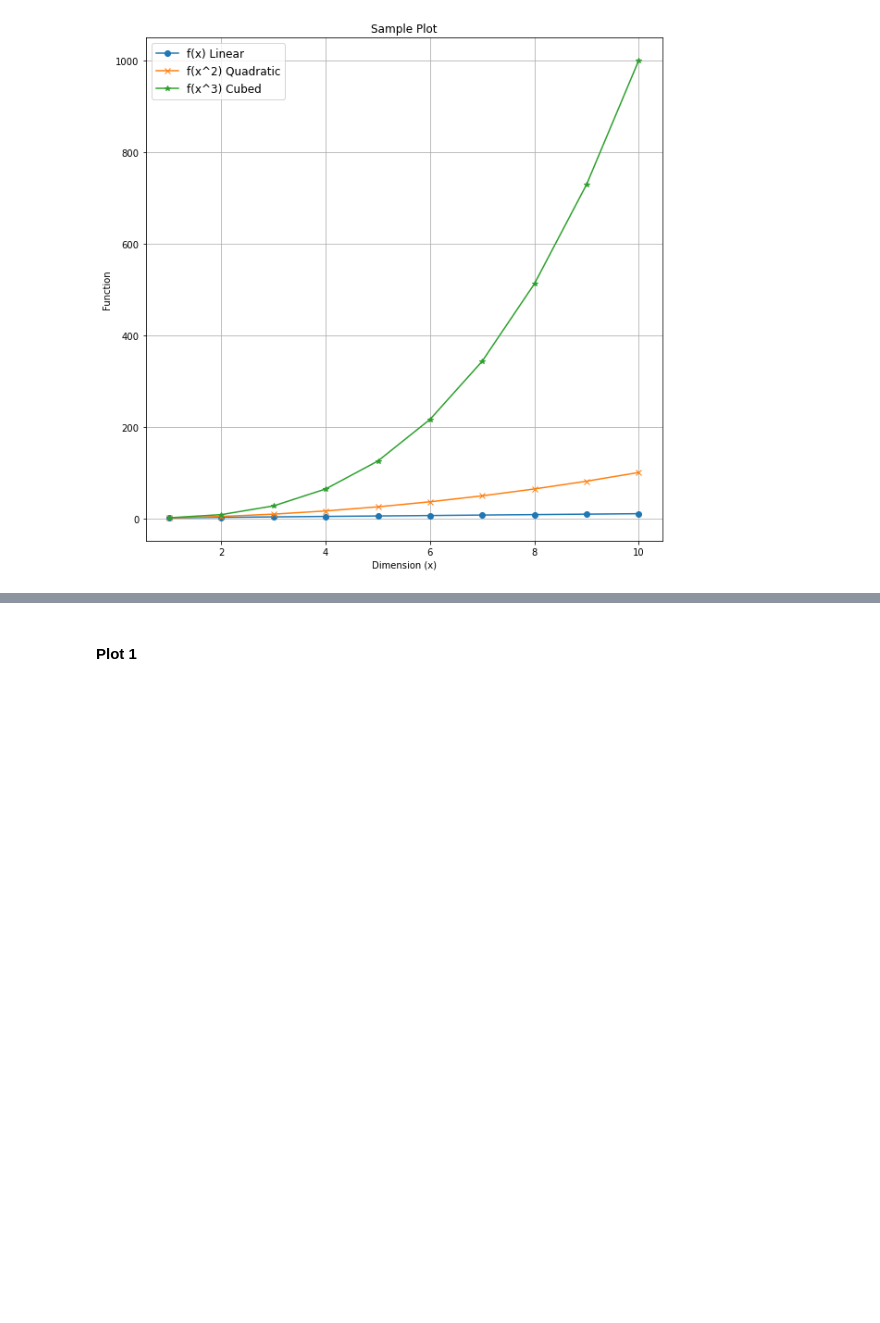
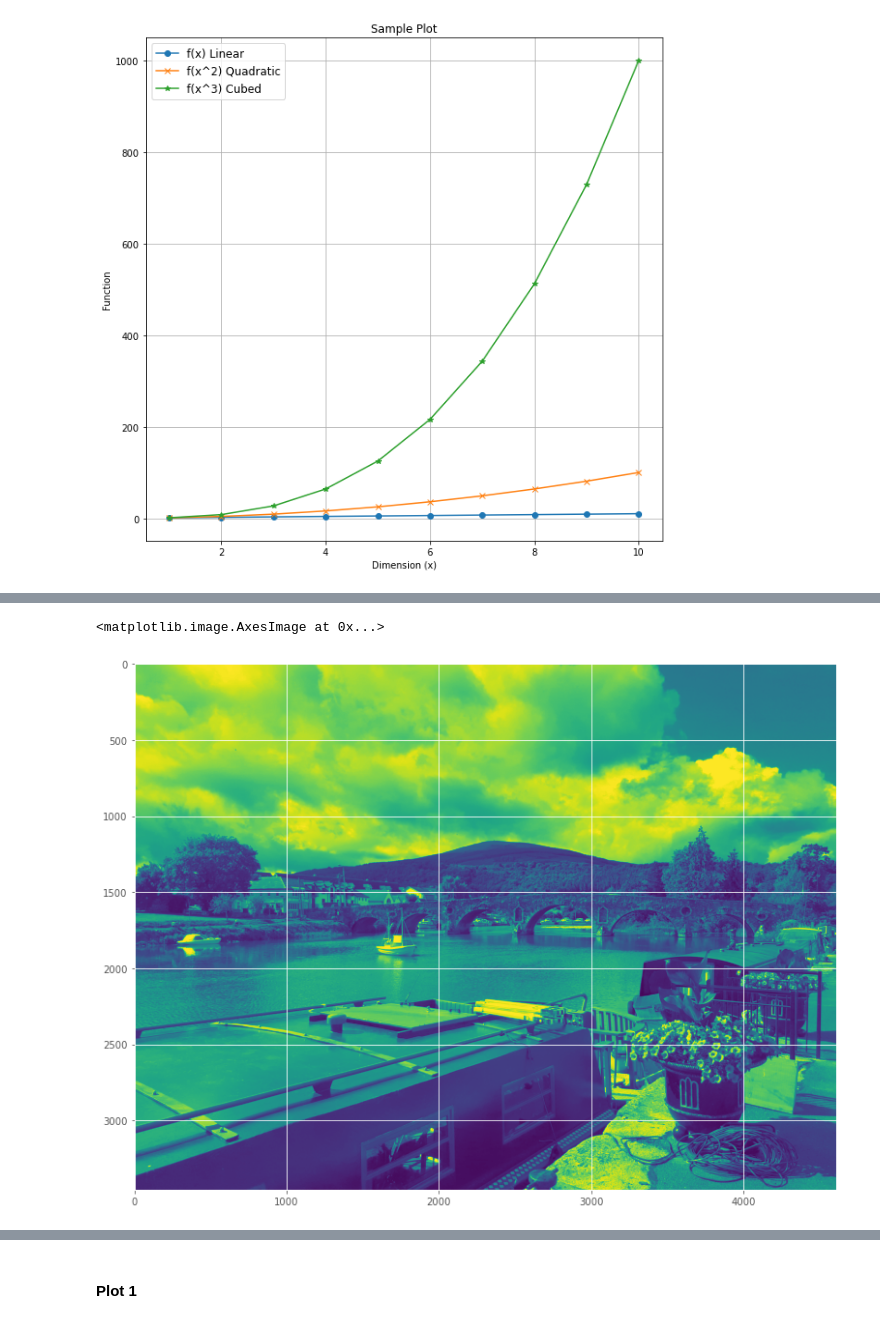
Before and after one commit to donneger/data_analysis_assessment, a Jupyter notebook: pyplot_assignment/pyplot.ipynb, the cells around one changed output, grey strips where cells are left out. Saved outputs shown, nothing was run; the diff lists cells and outputs as text; code cells hidden in the pictures; blank space fills up the shorter version.

```diff
--- a/pyplot_assignment/pyplot.ipynb
+++ b/pyplot_assignment/pyplot.ipynb
@@ -203,0 +264,8 @@ In this section I will be looking at 3 plots from the pyplot package and going t
+# %%
+
+lum_img=img[:,:,0]
+plt.figure(figsize=(15,10))
+plt.imshow(lum_img)
+# %% [output]
+<matplotlib.image.AxesImage at 0x...>
+[figure, added]
```
Also changed, not shown: parts of 19 cells of this notebook.
